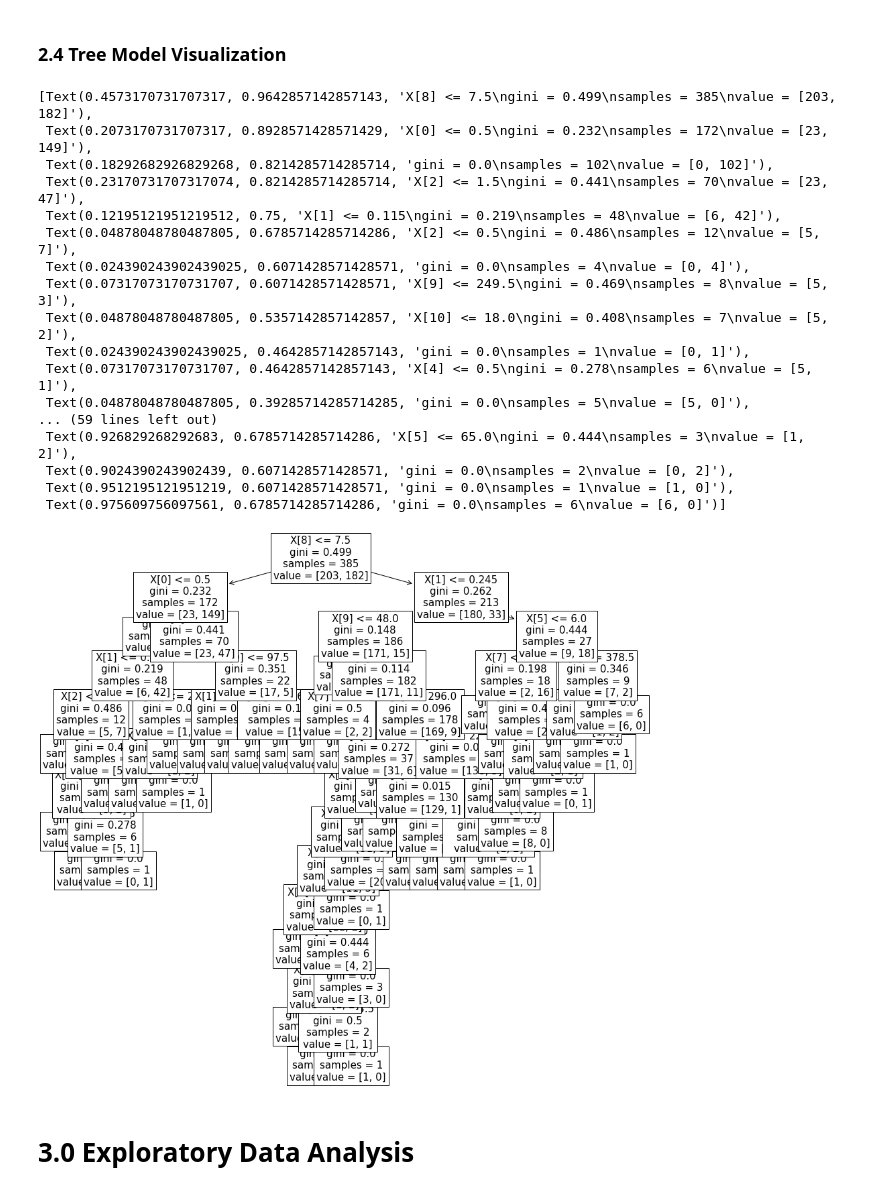
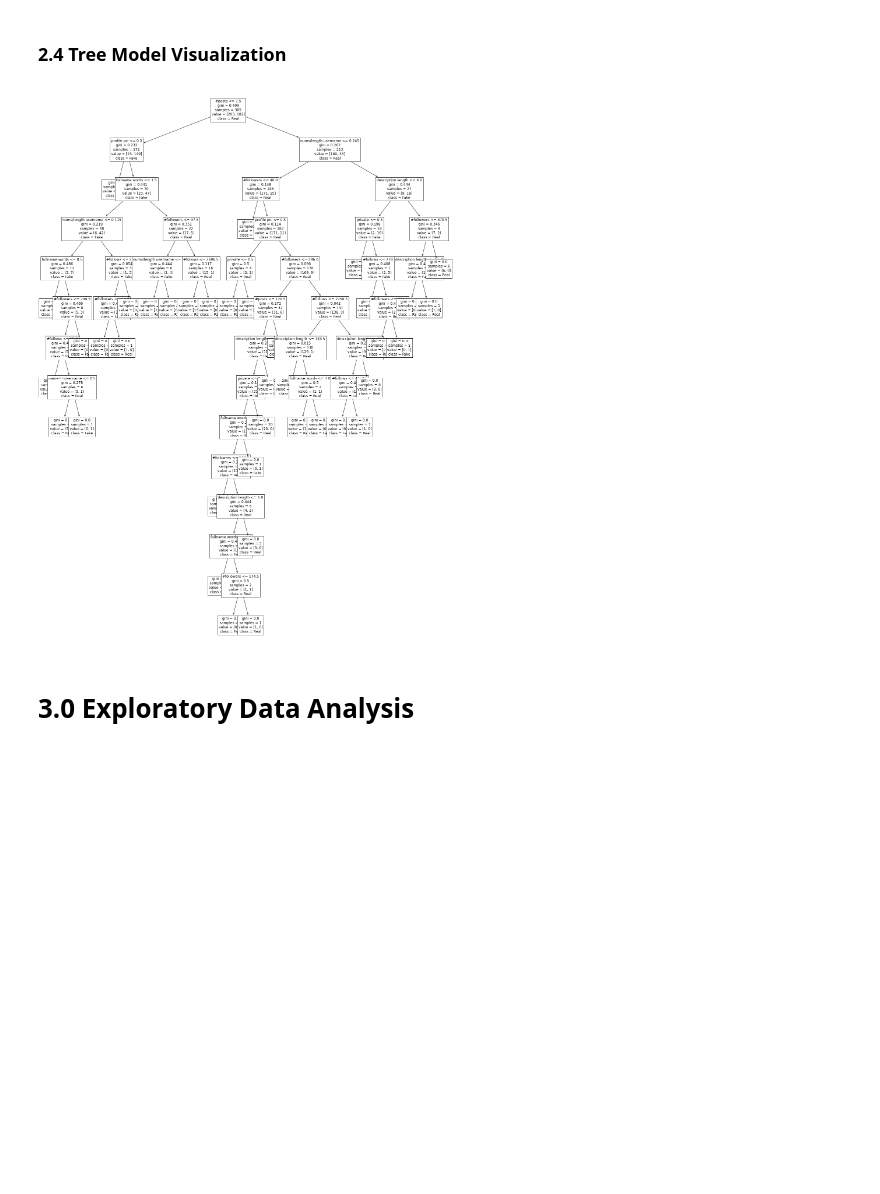
Before and after one commit to FelixrPcs/AI4ALL-Final-Project, a Jupyter notebook: AI4ALL PD.ipynb, the cells around one changed output. Cells and saved outputs as stored; diff of their text form; code cells hidden in the pictures; blank space fills up the shorter version.

```diff
--- a/AI4ALL PD.ipynb
+++ b/AI4ALL PD.ipynb
@@ -136,26 +136,13 @@ plt.yscale('log')
 # %% [markdown]
 ### 2.4 Tree Model Visualization
 # %%
-plt.figure(figsize=(15, 15))
-tree.plot_tree(clf, fontsize=15)
+plt.figure(figsize=(25, 35))
+tree.plot_tree(clf,
+               feature_names=features,
+               class_names=['Real', 'Fake'],
+               fontsize=12)
+print()
 # %% [output]
-[Text(0.4573170731707317, 0.9642857142857143, 'X[8] <= 7.5\ngini = 0.499\nsamples = 385\nvalue = [203, 182]'),
- Text(0.2073170731707317, 0.8928571428571429, 'X[0] <= 0.5\ngini = 0.232\nsamples = 172\nvalue = [23, 149]'),
- Text(0.18292682926829268, 0.8214285714285714, 'gini = 0.0\nsamples = 102\nvalue = [0, 102]'),
- Text(0.23170731707317074, 0.8214285714285714, 'X[2] <= 1.5\ngini = 0.441\nsamples = 70\nvalue = [23, 47]'),
- Text(0.12195121951219512, 0.75, 'X[1] <= 0.115\ngini = 0.219\nsamples = 48\nvalue = [6, 42]'),
- Text(0.04878048780487805, 0.6785714285714286, 'X[2] <= 0.5\ngini = 0.486\nsamples = 12\nvalue = [5, 7]'),
- Text(0.024390243902439025, 0.6071428571428571, 'gini = 0.0\nsamples = 4\nvalue = [0, 4]'),
- Text(0.07317073170731707, 0.6071428571428571, 'X[9] <= 249.5\ngini = 0.469\nsamples = 8\nvalue = [5, 3]'),
- Text(0.04878048780487805, 0.5357142857142857, 'X[10] <= 18.0\ngini = 0.408\nsamples = 7\nvalue = [5, 2]'),
- Text(0.024390243902439025, 0.4642857142857143, 'gini = 0.0\nsamples = 1\nvalue = [0, 1]'),
- Text(0.07317073170731707, 0.4642857142857143, 'X[4] <= 0.5\ngini = 0.278\nsamples = 6\nvalue = [5, 1]'),
- Text(0.04878048780487805, 0.39285714285714285, 'gini = 0.0\nsamples = 5\nvalue = [5, 0]'),
-... (59 lines left out)
- Text(0.926829268292683, 0.6785714285714286, 'X[5] <= 65.0\ngini = 0.444\nsamples = 3\nvalue = [1, 2]'),
- Text(0.9024390243902439, 0.6071428571428571, 'gini = 0.0\nsamples = 2\nvalue = [0, 2]'),
- Text(0.9512195121951219, 0.6071428571428571, 'gini = 0.0\nsamples = 1\nvalue = [1, 0]'),
- Text(0.975609756097561, 0.6785714285714286, 'gini = 0.0\nsamples = 6\nvalue = [6, 0]')]
-[figure, old version]
+[figure, new version]
 # %% [markdown]
 # 3.0 Exploratory Data Analysis
```
Also changed, not shown: parts of 20 cells of this notebook.
